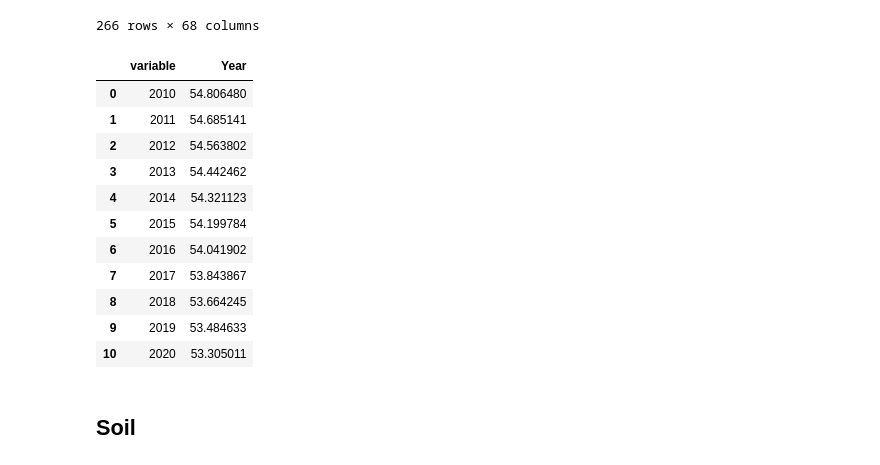
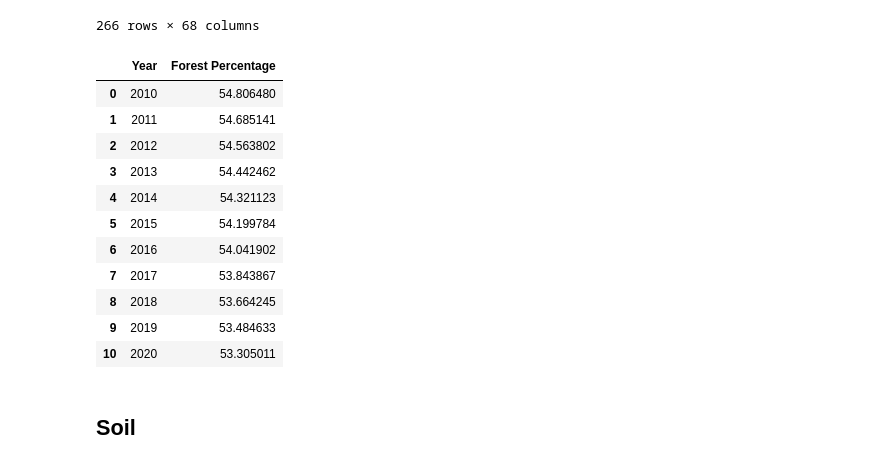
Before and after one commit to ryandschaefer/colombia-landslides, a Jupyter notebook: src/data_collection.ipynb, the cells around one changed output. Drawn from its saved outputs; the diff is of its cells as text; code cells hidden in the pictures.

```diff
--- a/src/data_collection.ipynb
+++ b/src/data_collection.ipynb
@@ -389,7 +372,7 @@ df
 # %% [markdown]
 ## Forest Density
 # %%
-forest_density = pd.read_csv("../datasets/forest_density.csv")
+forest_density = pd.read_csv("../datasets/original/forest_density.csv")
 
 forest_density
 # %% [output]
@@ -409,15 +392,16 @@ forest_density
 # %%
 forest_density = forest_density[forest_density["Country Name"] == "Colombia"]
 forest_density = pd.melt(
     forest_density,
     id_vars = None,
     value_vars = [ "20{}".format(x) for x in range(10, 21) ],
-    value_name = "Year"
+    value_name = "Forest Percentage",
+    var_name = "Year"
 )
 
 forest_density
 # %% [output]
-|  | variable | Year |
+|  | Year | Forest Percentage |
 | 0 | 2010 | 54.806480 |
 | 1 | 2011 | 54.685141 |
 | 2 | 2012 | 54.563802 |
```
Also changed, not shown: parts of 15 cells of this notebook, 12 other files.
